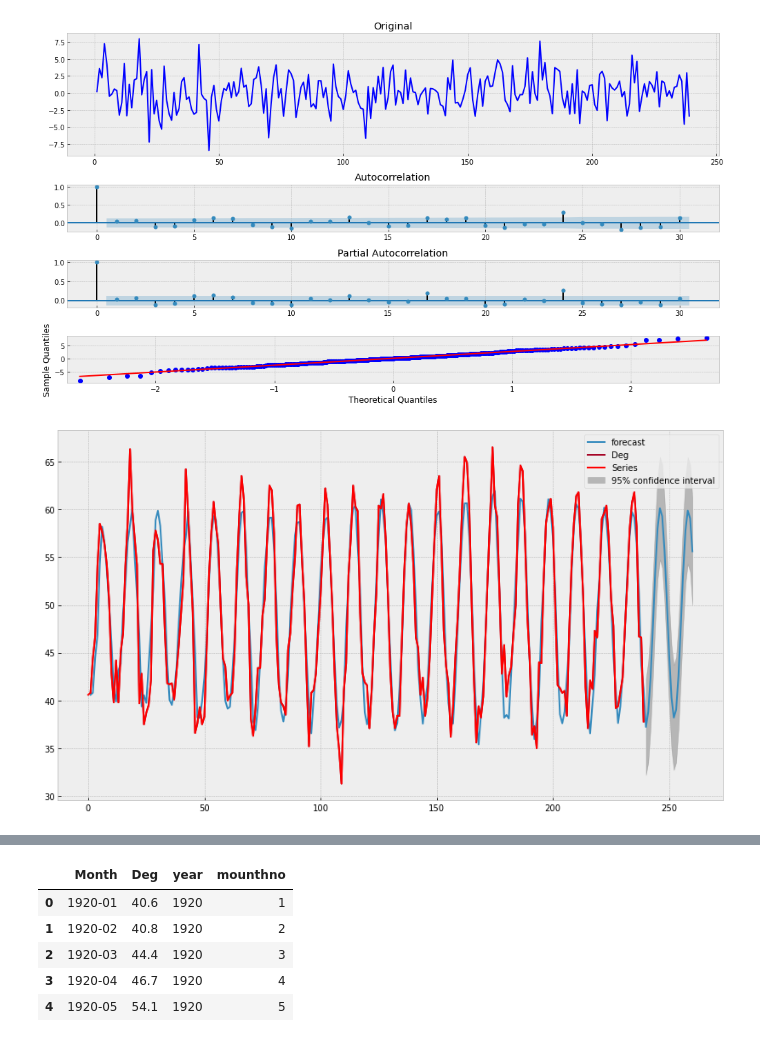
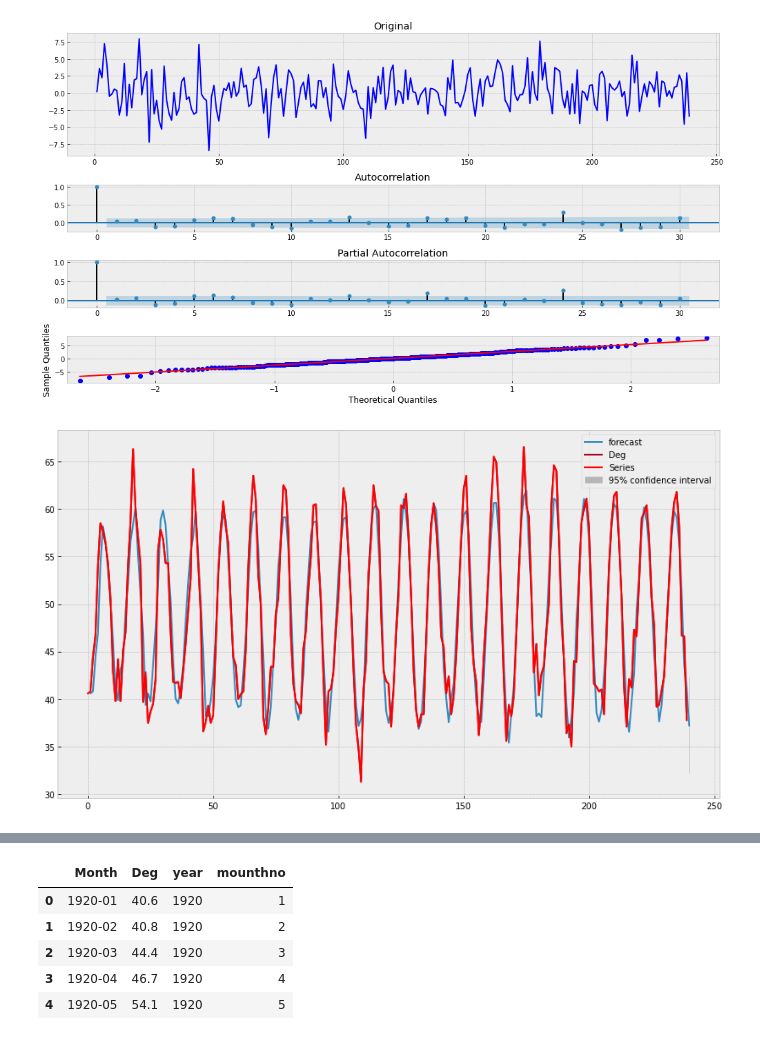
Before and after one commit to rgridnev/python_course, a Jupyter notebook: Time Series/homework3.ipynb, the cells around one changed output, grey strips where cells are left out. Saved outputs shown, nothing was run; the diff lists cells and outputs as text; code cells hidden in the pictures.

```diff
--- a/Time Series/homework3.ipynb
+++ b/Time Series/homework3.ipynb
@@ -99,10 +99,10 @@ dtype: float64
 # %%
 with plt.style.context('bmh'):
     plt.figure(figsize=(14,8))
     ax = plt.axes()
-    best_mdl.plot_predict(1, len(series)+20, ax=ax)
+    best_mdl.plot_predict(1, len(series), ax=ax)
     plt.plot(series, color='red', label='Series')
     plt.legend()
     plt.show()
 # %% [output]
-[figure, old version]
+[figure, new version]
```
Also changed, not shown: parts of 3 cells of this notebook, 3 other files.
